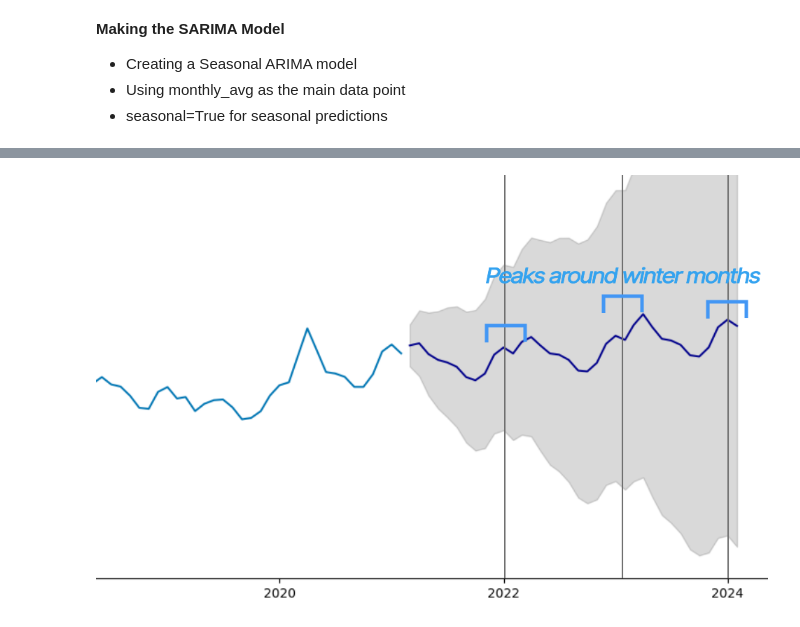
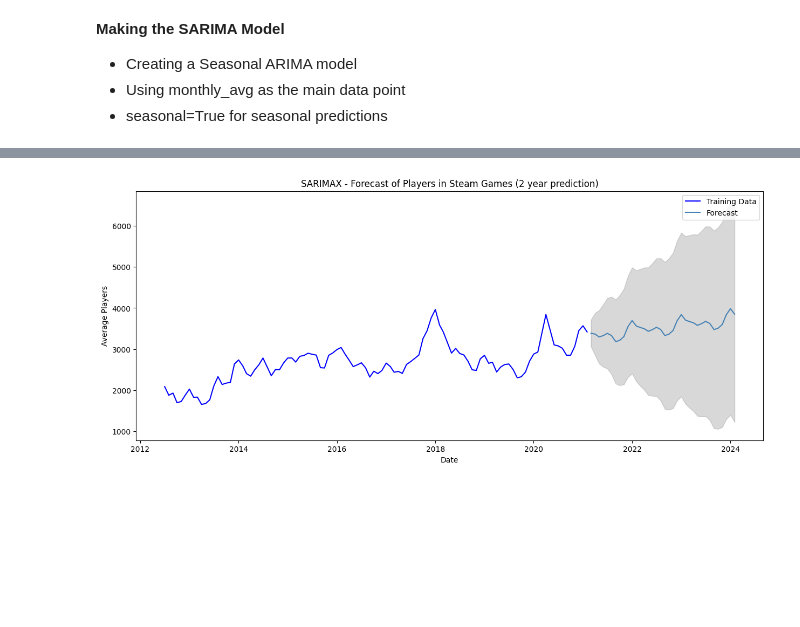
Before and after one commit to adenletchworth/Player-Trend-Predictions, a Jupyter notebook: SARIMA.ipynb, the cells around one changed output, grey strips where cells are left out. Drawn from its saved outputs; the diff is of its cells as text; code cells hidden in the pictures; blank space fills up the shorter version.

Commit message:
Optimized SARIMA
The SARIMA code for predicting observations was optimized to better fit the patterns.

```diff
--- a/SARIMA.ipynb
+++ b/SARIMA.ipynb
@@ -272,2 +236,42 @@ sarimax_forecast(SARIMAX_model, periods=36)
-# %% [markdown]
-![SARIMApeaksv2_00000.png](embedded-picture-1)
+# %%
+train_data = df_monthly_avg["monthly_avg"]  # Training data
+
+exog_train = df['month_index']  # Exogenous variables for training
+
+p = 1   # Autoregressive order (number of lagged observations)
+d = 1   # Differencing order (number of differences for stationary time series)
+q = 1   # Moving average order (number of lagged forecast errors)
+P = 1   # Seasonal autoregressive order
+D = 1   # Seasonal differencing order
+Q = 1   # Seasonal moving average order
+m = 12  # Seasonal period (period of seasons, aka a year)
+
+SARIMAX_model = sm.tsa.SARIMAX(endog=train_data, exog=exog_train, order=(p, d, q), seasonal_order=(P, D, Q, m))
+
+SARIMAX_results = SARIMAX_model.fit()
+
+n_periods = 36  # Number of periods to forecast
+
+# Create DataFrame for exogenous variables in the forecast period
+forecast_df = pd.DataFrame({"month_index": pd.date_range(df.index[-1], periods=n_periods, freq='MS').month},
+                            index=pd.date_range(df.index[-1] + pd.DateOffset(months=1), periods=n_periods, freq='MS'))
+
+# Generate forecast
+forecast = SARIMAX_results.get_forecast(steps=n_periods, exog=forecast_df[['month_index']])
+
+# Get forecast values and confidence intervals
+forecast_values = forecast.predicted_mean
+forecast_conf_int = forecast.conf_int()
+
+# Plot results
+plt.figure(figsize=(15, 6))
+plt.plot(test_data, label='Training Data', color='blue')
+plt.plot(forecast_values, label='Forecast', color='steelblue')
+plt.fill_between(forecast_conf_int.index, forecast_conf_int.iloc[:, 0], forecast_conf_int.iloc[:, 1], color='gray', alpha=0.3)
+plt.title('SARIMAX - Forecast of Players in Steam Games (2 year prediction)')
+plt.xlabel('Date')
+plt.ylabel('Average Players')
+plt.legend()
+plt.show()
+# %% [output]
+[figure, added]
```
Also changed, not shown: parts of 3 cells of this notebook.
